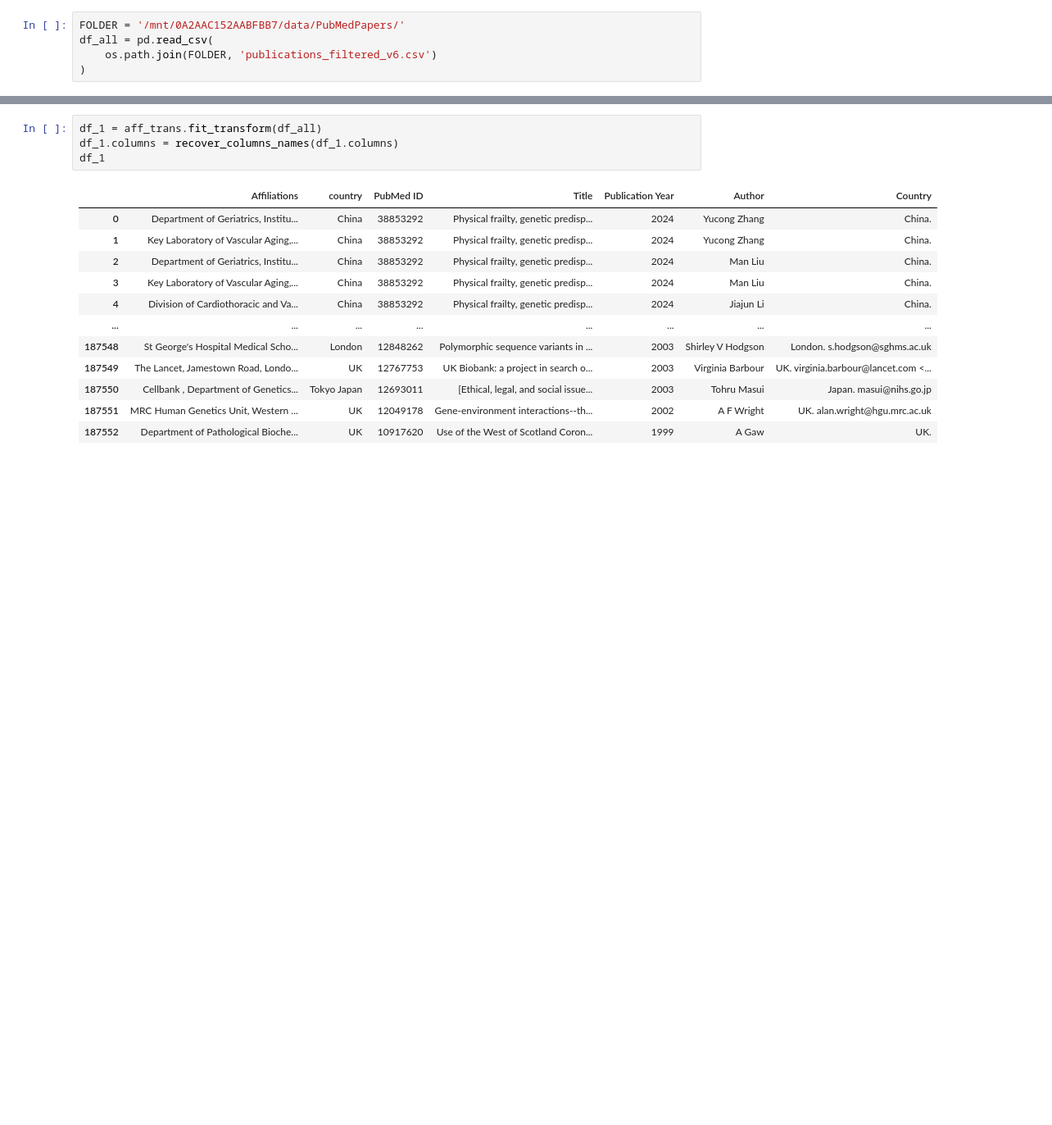
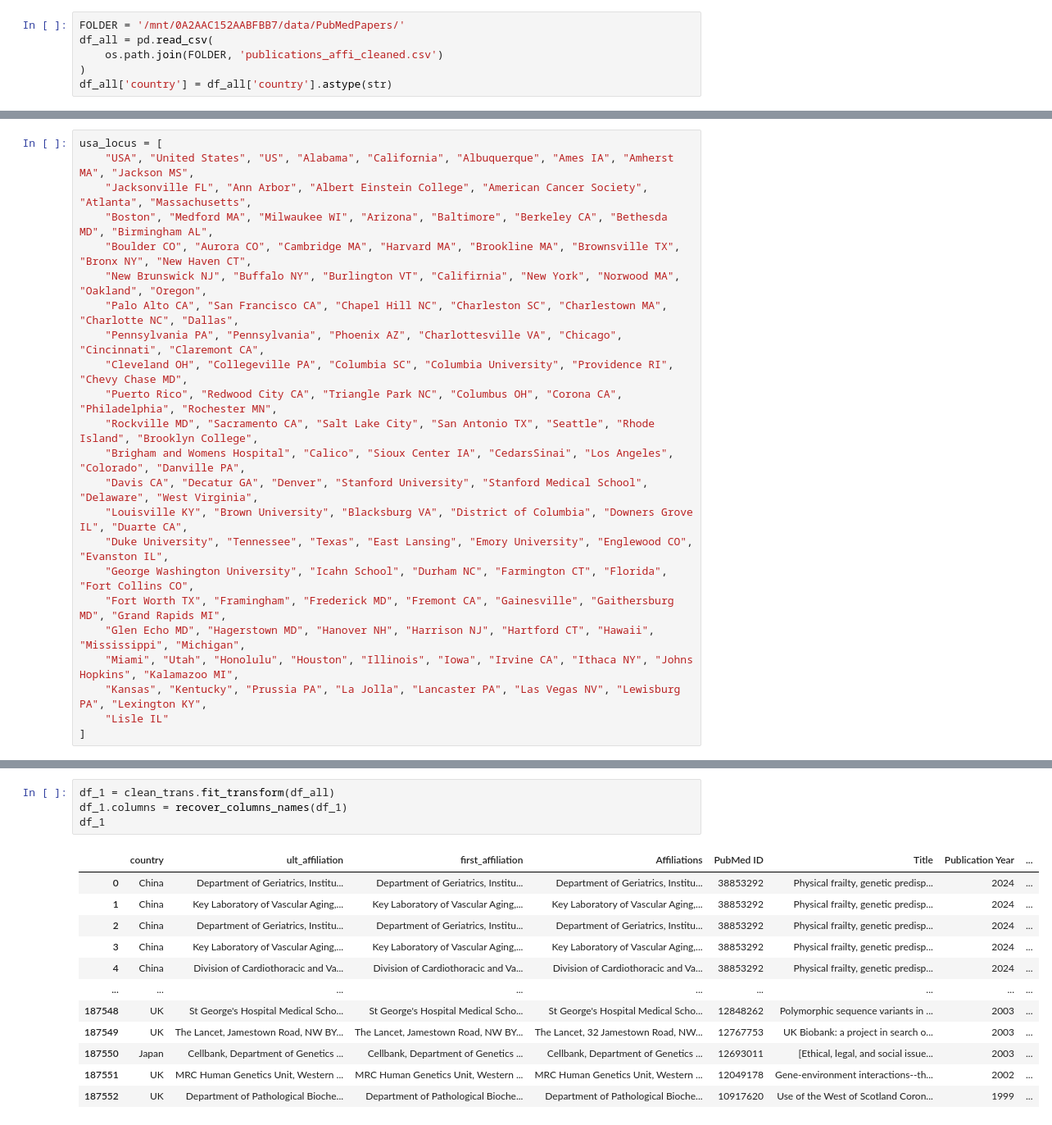
Before and after one commit to cge-tubingens/paper-fetcher, a Jupyter notebook: notebooks/exploration.ipynb, the cells around one changed output, grey strips where cells are left out. Shown at 82% size. Drawn from its saved outputs; the diff is of its cells as text; blank space fills up the shorter version.

Commit message:
notebook to explore and clean countries

```diff
--- a/notebooks/exploration.ipynb
+++ b/notebooks/exploration.ipynb
@@ -21,5 +13,6 @@ from sklearn.compose import ColumnTransformer
 # %%
 FOLDER = '/mnt/0A2AAC152AABFBB7/data/PubMedPapers/'
 df_all = pd.read_csv(
-    os.path.join(FOLDER, 'publications_filtered_v6.csv')
+    os.path.join(FOLDER, 'publications_affi_cleaned.csv')
 )
+df_all['country'] = df_all['country'].astype(str)
@@ -79,0 +19,23 @@ remainder="passthrough").set_output(transform="pandas")
+# %%
+usa_locus = [
+    "USA", "United States", "US", "Alabama", "California", "Albuquerque", "Ames IA", "Amherst MA", "Jackson MS",
+    "Jacksonville FL", "Ann Arbor", "Albert Einstein College", "American Cancer Society", "Atlanta", "Massachusetts",
+    "Boston", "Medford MA", "Milwaukee WI", "Arizona", "Baltimore", "Berkeley CA", "Bethesda MD", "Birmingham AL",
+    "Boulder CO", "Aurora CO", "Cambridge MA", "Harvard MA", "Brookline MA", "Brownsville TX", "Bronx NY", "New Haven CT",
+    "New Brunswick NJ", "Buffalo NY", "Burlington VT", "Califirnia", "New York", "Norwood MA", "Oakland", "Oregon",
+    "Palo Alto CA", "San Francisco CA", "Chapel Hill NC", "Charleston SC", "Charlestown MA", "Charlotte NC", "Dallas",
+    "Pennsylvania PA", "Pennsylvania", "Phoenix AZ", "Charlottesville VA", "Chicago", "Cincinnati", "Claremont CA",
+    "Cleveland OH", "Collegeville PA", "Columbia SC", "Columbia University", "Providence RI", "Chevy Chase MD",
+    "Puerto Rico", "Redwood City CA", "Triangle Park NC", "Columbus OH", "Corona CA", "Philadelphia", "Rochester MN",
+    "Rockville MD", "Sacramento CA", "Salt Lake City", "San Antonio TX", "Seattle", "Rhode Island", "Brooklyn College",
+    "Brigham and Womens Hospital", "Calico", "Sioux Center IA", "CedarsSinai", "Los Angeles", "Colorado", "Danville PA",
+    "Davis CA", "Decatur GA", "Denver", "Stanford University", "Stanford Medical School", "Delaware", "West Virginia",
+    "Louisville KY", "Brown University", "Blacksburg VA", "District of Columbia", "Downers Grove IL", "Duarte CA",
+    "Duke University", "Tennessee", "Texas", "East Lansing", "Emory University", "Englewood CO", "Evanston IL",
+    "George Washington University", "Icahn School", "Durham NC", "Farmington CT", "Florida", "Fort Collins CO",
+    "Fort Worth TX", "Framingham", "Frederick MD", "Fremont CA", "Gainesville", "Gaithersburg MD", "Grand Rapids MI",
+    "Glen Echo MD", "Hagerstown MD", "Hanover NH", "Harrison NJ", "Hartford CT", "Hawaii", "Mississippi", "Michigan",
+    "Miami", "Utah", "Honolulu", "Houston", "Illinois", "Iowa", "Irvine CA", "Ithaca NY", "Johns Hopkins", "Kalamazoo MI",
+    "Kansas", "Kentucky", "Prussia PA", "La Jolla", "Lancaster PA", "Las Vegas NV", "Lewisburg PA", "Lexington KY",
+    "Lisle IL"
+]
@@ -80,17 +191,17 @@ remainder="passthrough").set_output(transform="pandas")
 # %%
-df_1 = aff_trans.fit_transform(df_all)
-df_1.columns = recover_columns_names(df_1.columns)
+df_1 = clean_trans.fit_transform(df_all)
+df_1.columns = recover_columns_names(df_1)
 df_1
 # %% [output]
-|  | Affiliations | country | PubMed ID | Title | Publication Year | Author | Country |
-| 0 | Department of Geriatrics, Institu... | China | 38853292 | Physical frailty, genetic predisp... | 2024 | Yucong Zhang | China. |
-| 1 | Key Laboratory of Vascular Aging,... | China | 38853292 | Physical frailty, genetic predisp... | 2024 | Yucong Zhang | China. |
-| 2 | Department of Geriatrics, Institu... | China | 38853292 | Physical frailty, genetic predisp... | 2024 | Man Liu | China. |
-| 3 | Key Laboratory of Vascular Aging,... | China | 38853292 | Physical frailty, genetic predisp... | 2024 | Man Liu | China. |
-| 4 | Division of Cardiothoracic and Va... | China | 38853292 | Physical frailty, genetic predisp... | 2024 | Jiajun Li | China. |
-| ... | ... | ... | ... | ... | ... | ... | ... |
-| 187548 | St George's Hospital Medical Scho... | London | 12848262 | Polymorphic sequence variants in ... | 2003 | Shirley V Hodgson | London. s.hodgson@sghms.ac.uk |
-| 187549 | The Lancet, Jamestown Road, Londo... | UK | 12767753 | UK Biobank: a project in search o... | 2003 | Virginia Barbour | UK. virginia.barbour@lancet.com <... |
-| 187550 | Cellbank , Department of Genetics... | Tokyo Japan | 12693011 | [Ethical, legal, and social issue... | 2003 | Tohru Masui | Japan. masui@nihs.go.jp |
-| 187551 | MRC Human Genetics Unit, Western ... | UK | 12049178 | Gene-environment interactions--th... | 2002 | A F Wright | UK. alan.wright@hgu.mrc.ac.uk |
-| 187552 | Department of Pathological Bioche... | UK | 10917620 | Use of the West of Scotland Coron... | 1999 | A Gaw | UK. |
+|  | country | ult_affiliation | first_affiliation | Affiliations | PubMed ID | Title | Publication Year | ... |
+| 0 | China | Department of Geriatrics, Institu... | Department of Geriatrics, Institu... | Department of Geriatrics, Institu... | 38853292 | Physical frailty, genetic predisp... | 2024 | ... |
+| 1 | China | Key Laboratory of Vascular Aging,... | Key Laboratory of Vascular Aging,... | Key Laboratory of Vascular Aging,... | 38853292 | Physical frailty, genetic predisp... | 2024 | ... |
+| 2 | China | Department of Geriatrics, Institu... | Department of Geriatrics, Institu... | Department of Geriatrics, Institu... | 38853292 | Physical frailty, genetic predisp... | 2024 | ... |
+| 3 | China | Key Laboratory of Vascular Aging,... | Key Laboratory of Vascular Aging,... | Key Laboratory of Vascular Aging,... | 38853292 | Physical frailty, genetic predisp... | 2024 | ... |
+| 4 | China | Division of Cardiothoracic and Va... | Division of Cardiothoracic and Va... | Division of Cardiothoracic and Va... | 38853292 | Physical frailty, genetic predisp... | 2024 | ... |
+| ... | ... | ... | ... | ... | ... | ... | ... | ... |
+| 187548 | UK | St George's Hospital Medical Scho... | St George's Hospital Medical Scho... | St George's Hospital Medical Scho... | 12848262 | Polymorphic sequence variants in ... | 2003 | ... |
+| 187549 | UK | The Lancet, Jamestown Road, NW BY... | The Lancet, Jamestown Road, NW BY... | The Lancet, 32 Jamestown Road, NW... | 12767753 | UK Biobank: a project in search o... | 2003 | ... |
+| 187550 | Japan | Cellbank, Department of Genetics ... | Cellbank, Department of Genetics ... | Cellbank, Department of Genetics ... | 12693011 | [Ethical, legal, and social issue... | 2003 | ... |
+| 187551 | UK | MRC Human Genetics Unit, Western ... | MRC Human Genetics Unit, Western ... | MRC Human Genetics Unit, Western ... | 12049178 | Gene-environment interactions--th... | 2002 | ... |
+| 187552 | UK | Department of Pathological Bioche... | Department of Pathological Bioche... | Department of Pathological Bioche... | 10917620 | Use of the West of Scotland Coron... | 1999 | ... |
```
Also changed, not shown: parts of 13 cells of this notebook.
